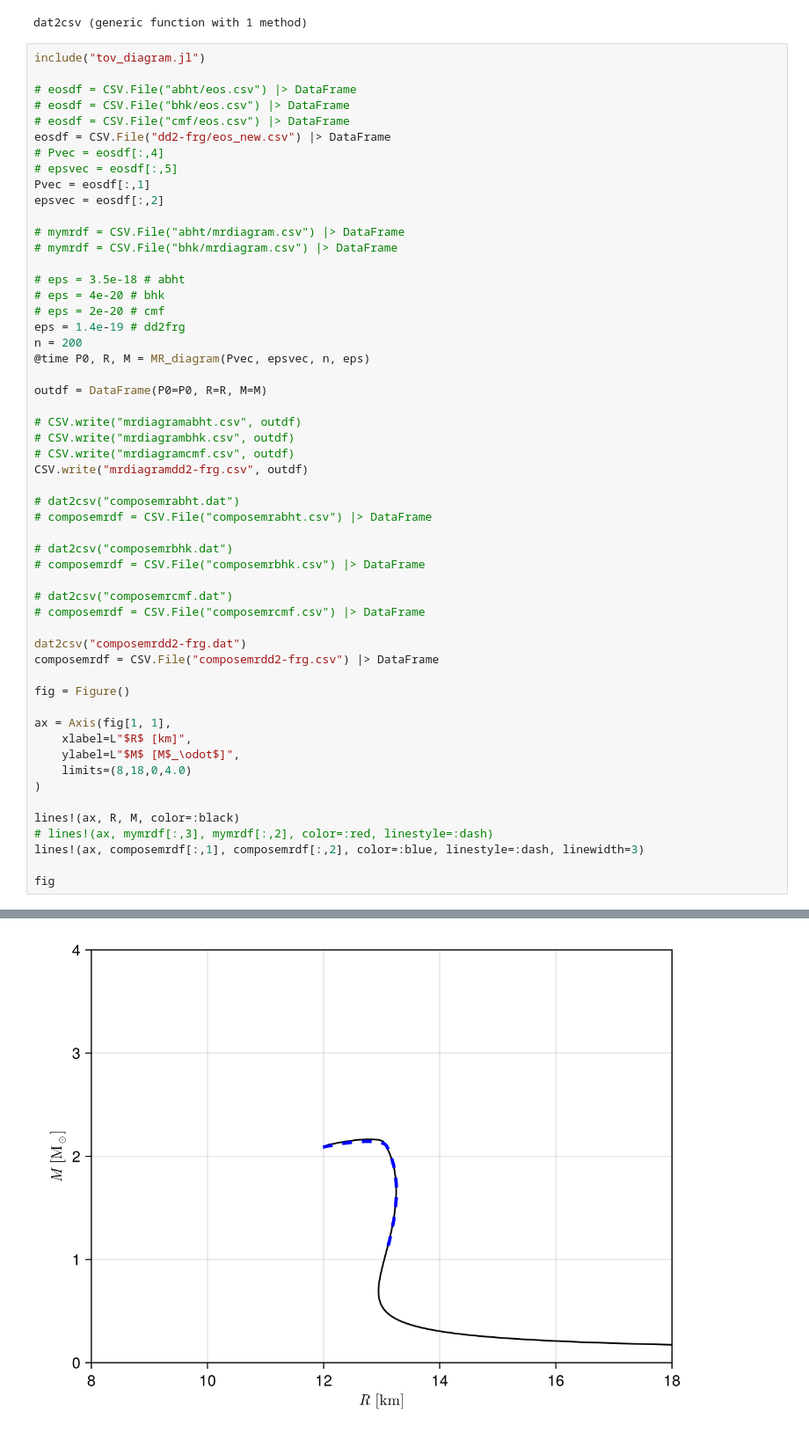
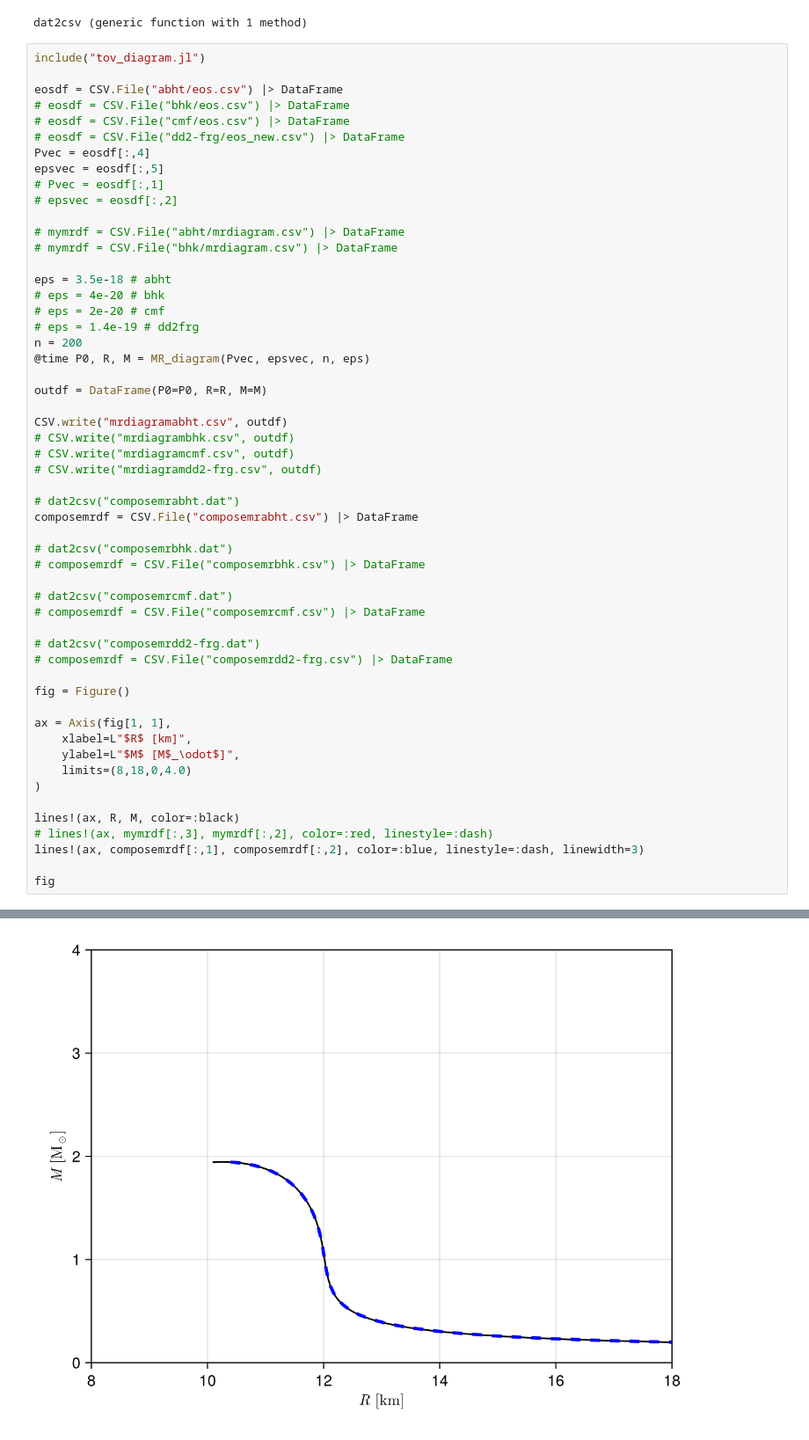
Before and after one commit to SunkPlane29/tov_arthur.jl, a Jupyter notebook: test.ipynb, the cells around one changed output, grey strips where cells are left out. Shown: that part at 88% size. Saved outputs shown, nothing was run; the diff lists cells and outputs as text.

```diff
--- a/test.ipynb
+++ b/test.ipynb
@@ -22,34 +22,34 @@ dat2csv (generic function with 1 method)
 # %%
 include("tov_diagram.jl")
 
-# eosdf = CSV.File("abht/eos.csv") |> DataFrame
+eosdf = CSV.File("abht/eos.csv") |> DataFrame
 # eosdf = CSV.File("bhk/eos.csv") |> DataFrame
 # eosdf = CSV.File("cmf/eos.csv") |> DataFrame
-eosdf = CSV.File("dd2-frg/eos_new.csv") |> DataFrame
-# Pvec = eosdf[:,4]
-# epsvec = eosdf[:,5]
-Pvec = eosdf[:,1]
-epsvec = eosdf[:,2]
+# eosdf = CSV.File("dd2-frg/eos_new.csv") |> DataFrame
+Pvec = eosdf[:,4]
+epsvec = eosdf[:,5]
+# Pvec = eosdf[:,1]
+# epsvec = eosdf[:,2]
 
 # mymrdf = CSV.File("abht/mrdiagram.csv") |> DataFrame
 # mymrdf = CSV.File("bhk/mrdiagram.csv") |> DataFrame
 
-# eps = 3.5e-18 # abht
+eps = 3.5e-18 # abht
 # eps = 4e-20 # bhk
 # eps = 2e-20 # cmf
-eps = 1.4e-19 # dd2frg
+# eps = 1.4e-19 # dd2frg
 n = 200
 @time P0, R, M = MR_diagram(Pvec, epsvec, n, eps)
 
 outdf = DataFrame(P0=P0, R=R, M=M)
 
-# CSV.write("mrdiagramabht.csv", outdf)
+CSV.write("mrdiagramabht.csv", outdf)
 # CSV.write("mrdiagrambhk.csv", outdf)
 # CSV.write("mrdiagramcmf.csv", outdf)
-CSV.write("mrdiagramdd2-frg.csv", outdf)
+# CSV.write("mrdiagramdd2-frg.csv", outdf)
 
 # dat2csv("composemrabht.dat")
-# composemrdf = CSV.File("composemrabht.csv") |> DataFrame
+composemrdf = CSV.File("composemrabht.csv") |> DataFrame
 
 # dat2csv("composemrbhk.dat")
 # composemrdf = CSV.File("composemrbhk.csv") |> DataFrame
@@ -57,8 +57,8 @@ CSV.write("mrdiagramdd2-frg.csv", outdf)
 # dat2csv("composemrcmf.dat")
 # composemrdf = CSV.File("composemrcmf.csv") |> DataFrame
 
-dat2csv("composemrdd2-frg.dat")
-composemrdf = CSV.File("composemrdd2-frg.csv") |> DataFrame
+# dat2csv("composemrdd2-frg.dat")
+# composemrdf = CSV.File("composemrdd2-frg.csv") |> DataFrame
 
 fig = Figure()
 
@@ -78,4 +78,4 @@ fig
-[figure, old version]
+[figure, new version]
 # %%
 include("tov_diagram.jl")
 
```
Also changed, not shown: parts of 2 cells of this notebook, 16 other files.
